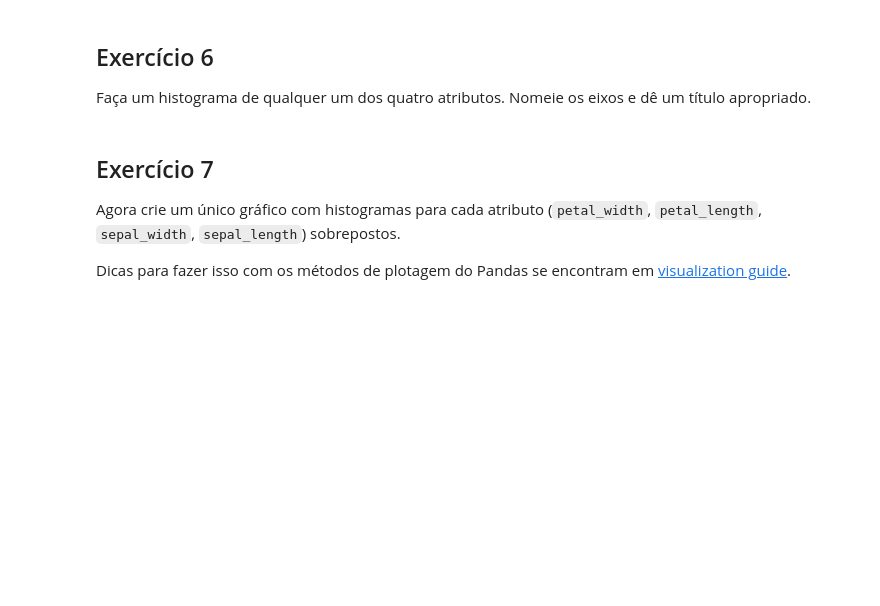
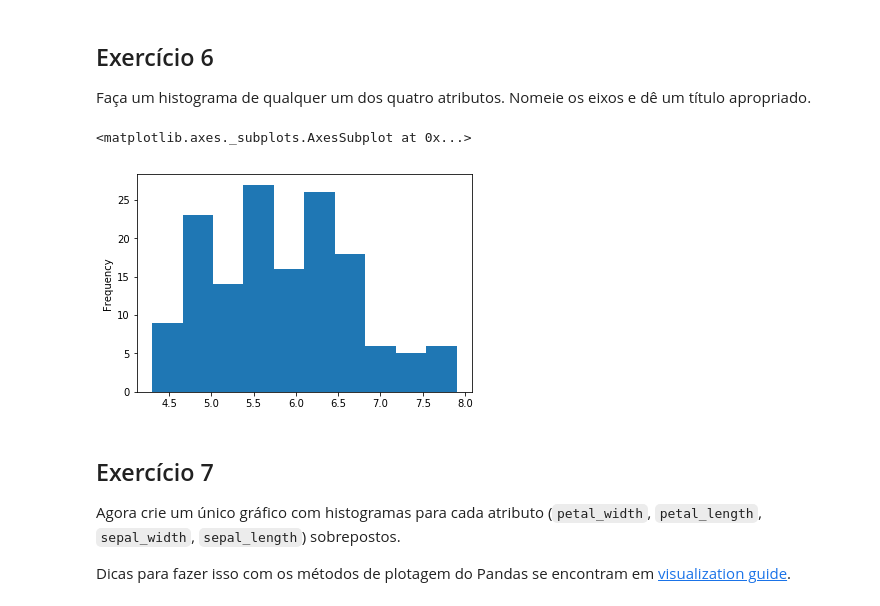
Before and after one commit to felipe-morais/UFABC-ML-2018, a Jupyter notebook: Introduction_to_Machine_Learning_and_Toolkit.ipynb, the cells around one changed output. Saved outputs shown, nothing was run; the diff lists cells and outputs as text; code cells hidden in the pictures; blank space fills up the shorter version.

```diff
--- a/Introduction_to_Machine_Learning_and_Toolkit.ipynb
+++ b/Introduction_to_Machine_Learning_and_Toolkit.ipynb
@@ -93,6 +148,11 @@ Faça um scatter plot de `sepal_length` vs `sepal_width` usando Matplotlib. Colo
 ## Exercício 6
 
 Faça um histograma de qualquer um dos quatro atributos. Nomeie os eixos e dê um título apropriado.
+# %%
+data['sepal_length'].plot.hist()
+# %% [output]
+<matplotlib.axes._subplots.AxesSubplot at 0x...>
+[figure, added]
 # %% [markdown]
 ## Exercício 7
 
```
Also changed, not shown: parts of 6 cells of this notebook.
